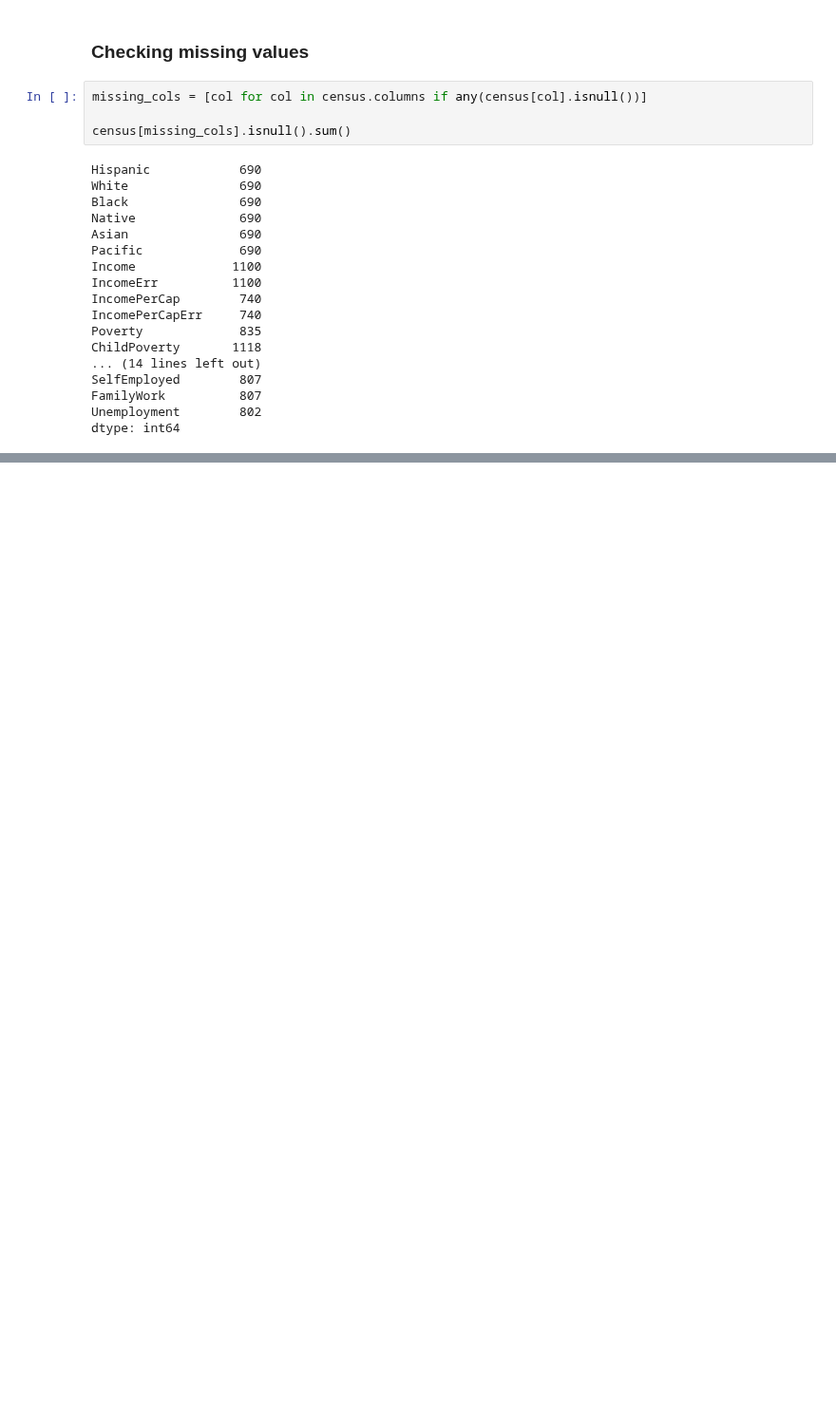
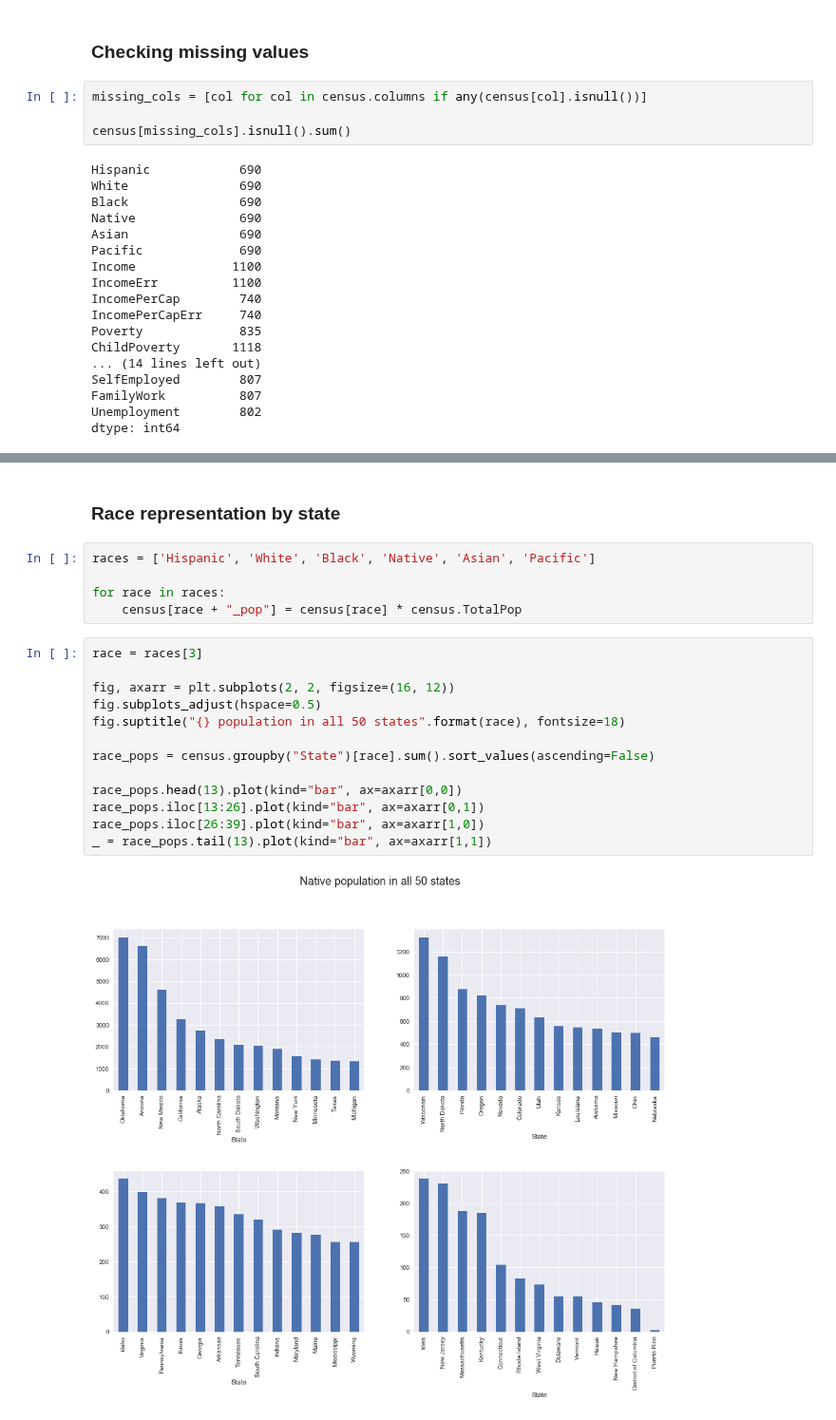
Before and after one commit to pstetz/Kaggle, a Jupyter notebook: in_progress/census/1_good_beginnings.ipynb, the cells around one changed output, grey strips where cells are left out. Shown at 95% size. Drawn from its saved outputs; the diff is of its cells as text; blank space fills up the shorter version.

```diff
--- a/in_progress/census/1_good_beginnings.ipynb
+++ b/in_progress/census/1_good_beginnings.ipynb
@@ -54,0 +87,22 @@ dtype: int64
+# %% [markdown]
+### Race representation by state
+# %%
+races = ['Hispanic', 'White', 'Black', 'Native', 'Asian', 'Pacific']
+
+for race in races:
+    census[race + "_pop"] = census[race] * census.TotalPop
+# %%
+race = races[3]
+
+fig, axarr = plt.subplots(2, 2, figsize=(16, 12))
+fig.subplots_adjust(hspace=0.5)
+fig.suptitle("{} population in all 50 states".format(race), fontsize=18)
+
+race_pops = census.groupby("State")[race].sum().sort_values(ascending=False)
+
+race_pops.head(13).plot(kind="bar", ax=axarr[0,0])
+race_pops.iloc[13:26].plot(kind="bar", ax=axarr[0,1])
+race_pops.iloc[26:39].plot(kind="bar", ax=axarr[1,0])
+_ = race_pops.tail(13).plot(kind="bar", ax=axarr[1,1])
+# %% [output]
+[figure, added]
```
Also changed, not shown: parts of 6 cells of this notebook, 2 other files.
